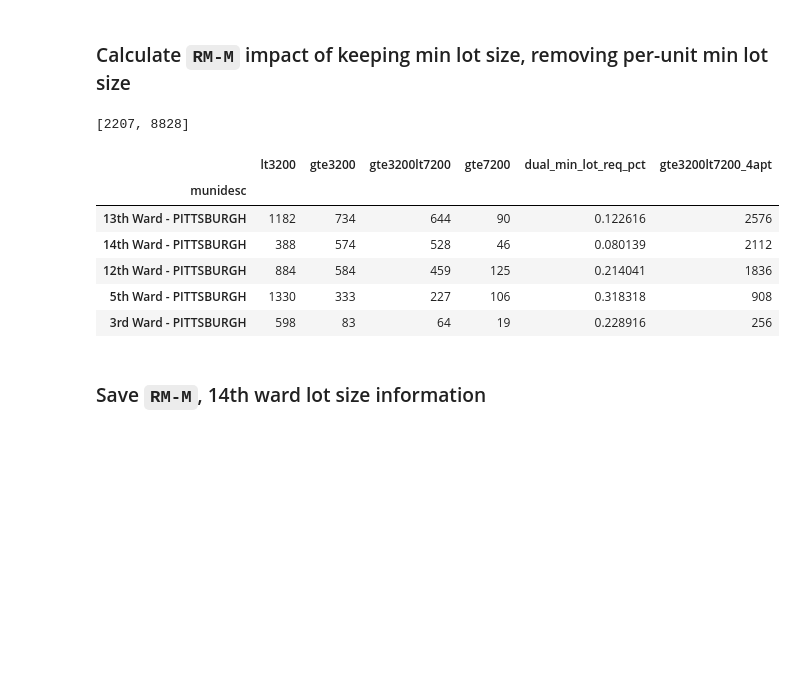
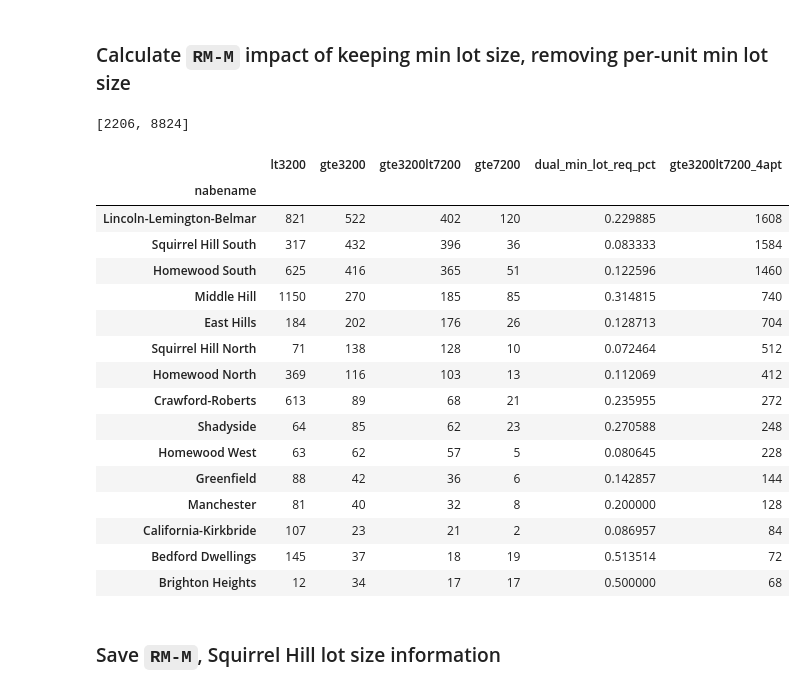
Before and after one commit to maclover7/pghland, a Jupyter notebook: zoning/minlot.ipynb, the cells around one changed output. Drawn from its saved outputs; the diff is of its cells as text; code cells hidden in the pictures; blank space fills up the shorter version.

Commit message:
Use nabes directly, not wards

```diff
--- a/zoning/minlot.ipynb
+++ b/zoning/minlot.ipynb
@@ -66,14 +66,16 @@ def gen_lot_size_hist(zones):
 # %% [markdown]
 ### Import RM, R1 parcels
 # %%
-parcels = gpd.read_postgis("""SELECT assessments.*, zon_new, parcelboundaries.geom
+parcels = gpd.read_postgis("""SELECT assessments.*, nabename, zon_new, parcelboundaries.geom
 FROM assessments
 JOIN parcelboundaries
 ON parcelboundaries.parcelid = assessments.parcelid
 JOIN parcelzoningpgh
 ON ST_WITHIN(parcelboundaries.geom, parcelzoningpgh.geom)
+JOIN neighborhoodpgh
+ON ST_WITHIN(parcelboundaries.geom, neighborhoodpgh.geom)
 WHERE municode::int < 200
-AND lotarea::int > 1
+AND lotarea::int > 0
 AND LEFT(zon_new, 2) IN ('RM', 'R1')
 AND usedesc NOT IN ('CONDOMINIUM', 'CONDO DEVELOPMENTAL LAND', 'CONDO GARAGE UNITS');""", DB, crs='EPSG:4326')
 # %%
@@ -161,30 +163,40 @@ At/above: 6162 (0.65)
 # %%
 rmm = parcels[
     (parcels.zon_new == 'RM-M') &
     (~parcels.usedesc.str.contains('APART|FOUR'))
 ]
 
-rmm_agg = rmm.groupby('munidesc').apply(lambda x: pd.Series(dict(
+rmm_agg = rmm.groupby('nabename').apply(lambda x: pd.Series(dict(
     lt3200=(x.lotarea < 3200).sum(),
     gte3200=(x.lotarea >= 3200).sum(),
     gte3200lt7200=((x.lotarea >= 3200) & (x.lotarea < 7200)).sum(),
     gte7200=(x.lotarea >= 7200).sum()
 )))
 
 rmm_agg['dual_min_lot_req_pct'] = rmm_agg.gte7200 / rmm_agg.gte3200
 rmm_agg['gte3200lt7200_4apt'] = rmm_agg.gte3200lt7200 * 4
 
 print([rmm_agg.gte3200lt7200.sum(), rmm_agg.gte3200lt7200_4apt.sum()])
-rmm_agg.sort_values(by='gte3200lt7200_4apt', ascending=False).head(5)
+rmm_agg.sort_values(by='gte3200lt7200', ascending=False).head(15)
 # %% [output]
-[2207, 8828]
+[2206, 8824]
 |  | lt3200 | gte3200 | gte3200lt7200 | gte7200 | dual_min_lot_req_pct | gte3200lt7200_4apt |
-| munidesc |  |  |  |  |  |  |
-| 13th Ward - PITTSBURGH | 1182 | 734 | 644 | 90 | 0.122616 | 2576 |
-| 14th Ward - PITTSBURGH | 388 | 574 | 528 | 46 | 0.080139 | 2112 |
-| 12th Ward - PITTSBURGH | 884 | 584 | 459 | 125 | 0.214041 | 1836 |
-| 5th Ward - PITTSBURGH | 1330 | 333 | 227 | 106 | 0.318318 | 908 |
-| 3rd Ward - PITTSBURGH | 598 | 83 | 64 | 19 | 0.228916 | 256 |
+| nabename |  |  |  |  |  |  |
+| Lincoln-Lemington-Belmar | 821 | 522 | 402 | 120 | 0.229885 | 1608 |
+| Squirrel Hill South | 317 | 432 | 396 | 36 | 0.083333 | 1584 |
+| Homewood South | 625 | 416 | 365 | 51 | 0.122596 | 1460 |
+| Middle Hill | 1150 | 270 | 185 | 85 | 0.314815 | 740 |
+| East Hills | 184 | 202 | 176 | 26 | 0.128713 | 704 |
+| Squirrel Hill North | 71 | 138 | 128 | 10 | 0.072464 | 512 |
+| Homewood North | 369 | 116 | 103 | 13 | 0.112069 | 412 |
+| Crawford-Roberts | 613 | 89 | 68 | 21 | 0.235955 | 272 |
+| Shadyside | 64 | 85 | 62 | 23 | 0.270588 | 248 |
+| Homewood West | 63 | 62 | 57 | 5 | 0.080645 | 228 |
+| Greenfield | 88 | 42 | 36 | 6 | 0.142857 | 144 |
+| Manchester | 81 | 40 | 32 | 8 | 0.200000 | 128 |
+| California-Kirkbride | 107 | 23 | 21 | 2 | 0.086957 | 84 |
+| Bedford Dwellings | 145 | 37 | 18 | 19 | 0.513514 | 72 |
+| Brighton Heights | 12 | 34 | 17 | 17 | 0.500000 | 68 |
 # %% [markdown]
-### Save `RM-M`, 14th ward lot size information
+### Save `RM-M`, Squirrel Hill lot size information
 # %%
```
Also changed, not shown: parts of 12 cells of this notebook, 1 other file.
